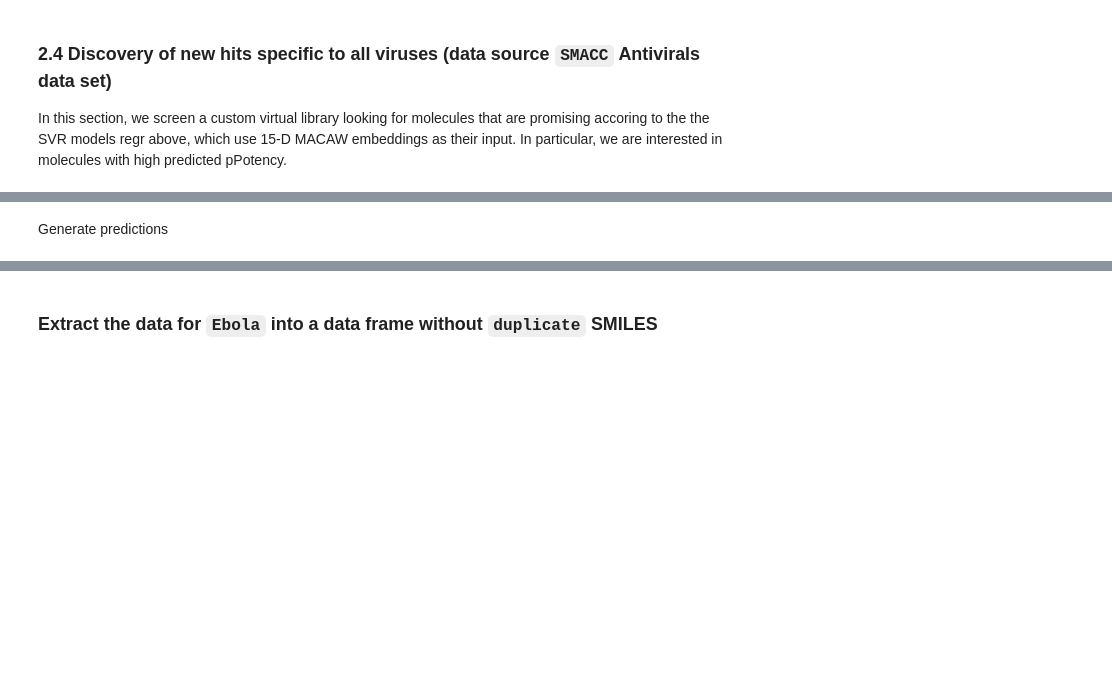
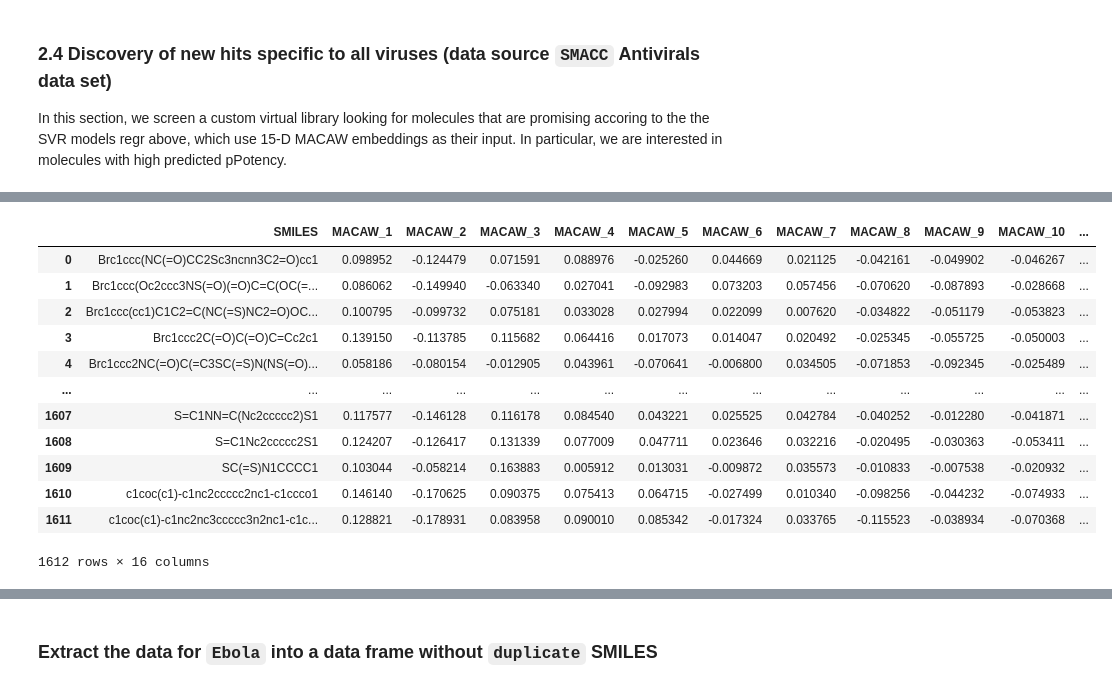
Before and after one commit to soumyadeepghosh35/DTRA_ART, a Jupyter notebook: DTRA_project_notebooks/Step5_ART_Ebola.ipynb, the cells around one changed output, grey strips where cells are left out. Saved outputs shown, nothing was run; the diff lists cells and outputs as text; code cells hidden in the pictures; blank space fills up the shorter version.

```diff
--- a/DTRA_project_notebooks/Step5_ART_Ebola.ipynb
+++ b/DTRA_project_notebooks/Step5_ART_Ebola.ipynb
@@ -1470,2 +427,0 @@ print(f"Total DTRA target compounds to screen: {len(smi_lib)}")
-# %% [markdown]
-Generate predictions
@@ -1488,0 +428,17 @@ DTRA_target_SMILES_predicted
+# %%
+combinedEbolaVirus_SMACCAntiviralsData_wMACAW = pd.read_csv(resultsDir + "combinedEbolaVirus/combinedEbolaVirus_SMACCAntiviralsData_wMACAW.csv")
+combinedEbolaVirus_SMACCAntiviralsData_wMACAW
+# %% [output]
+|  | SMILES | MACAW_1 | MACAW_2 | MACAW_3 | MACAW_4 | MACAW_5 | MACAW_6 | MACAW_7 | MACAW_8 | MACAW_9 | MACAW_10 | ... |
+| 0 | Brc1ccc(NC(=O)CC2Sc3ncnn3C2=O)cc1 | 0.098952 | -0.124479 | 0.071591 | 0.088976 | -0.025260 | 0.044669 | 0.021125 | -0.042161 | -0.049902 | -0.046267 | ... |
+| 1 | Brc1ccc(Oc2ccc3NS(=O)(=O)C=C(OC(=... | 0.086062 | -0.149940 | -0.063340 | 0.027041 | -0.092983 | 0.073203 | 0.057456 | -0.070620 | -0.087893 | -0.028668 | ... |
+| 2 | Brc1ccc(cc1)C1C2=C(NC(=S)NC2=O)OC... | 0.100795 | -0.099732 | 0.075181 | 0.033028 | 0.027994 | 0.022099 | 0.007620 | -0.034822 | -0.051179 | -0.053823 | ... |
+| 3 | Brc1ccc2C(=O)C(=O)C=Cc2c1 | 0.139150 | -0.113785 | 0.115682 | 0.064416 | 0.017073 | 0.014047 | 0.020492 | -0.025345 | -0.055725 | -0.050003 | ... |
+| 4 | Brc1ccc2NC(=O)C(=C3SC(=S)N(NS(=O)... | 0.058186 | -0.080154 | -0.012905 | 0.043961 | -0.070641 | -0.006800 | 0.034505 | -0.071853 | -0.092345 | -0.025489 | ... |
+| ... | ... | ... | ... | ... | ... | ... | ... | ... | ... | ... | ... | ... |
+| 1607 | S=C1NN=C(Nc2ccccc2)S1 | 0.117577 | -0.146128 | 0.116178 | 0.084540 | 0.043221 | 0.025525 | 0.042784 | -0.040252 | -0.012280 | -0.041871 | ... |
+| 1608 | S=C1Nc2ccccc2S1 | 0.124207 | -0.126417 | 0.131339 | 0.077009 | 0.047711 | 0.023646 | 0.032216 | -0.020495 | -0.030363 | -0.053411 | ... |
+| 1609 | SC(=S)N1CCCC1 | 0.103044 | -0.058214 | 0.163883 | 0.005912 | 0.013031 | -0.009872 | 0.035573 | -0.010833 | -0.007538 | -0.020932 | ... |
+| 1610 | c1coc(c1)-c1nc2ccccc2nc1-c1ccco1 | 0.146140 | -0.170625 | 0.090375 | 0.075413 | 0.064715 | -0.027499 | 0.010340 | -0.098256 | -0.044232 | -0.074933 | ... |
+| 1611 | c1coc(c1)-c1nc2nc3ccccc3n2nc1-c1c... | 0.128821 | -0.178931 | 0.083958 | 0.090010 | 0.085342 | -0.017324 | 0.033765 | -0.115523 | -0.038934 | -0.070368 | ... |
+1612 rows × 16 columns
```
Also changed, not shown: parts of 115 cells of this notebook.
